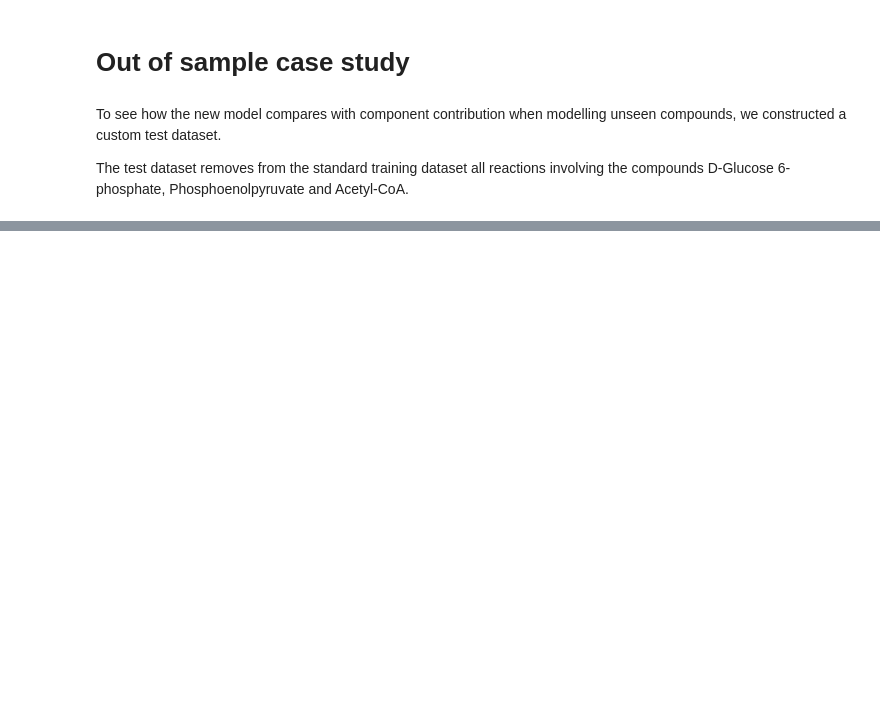
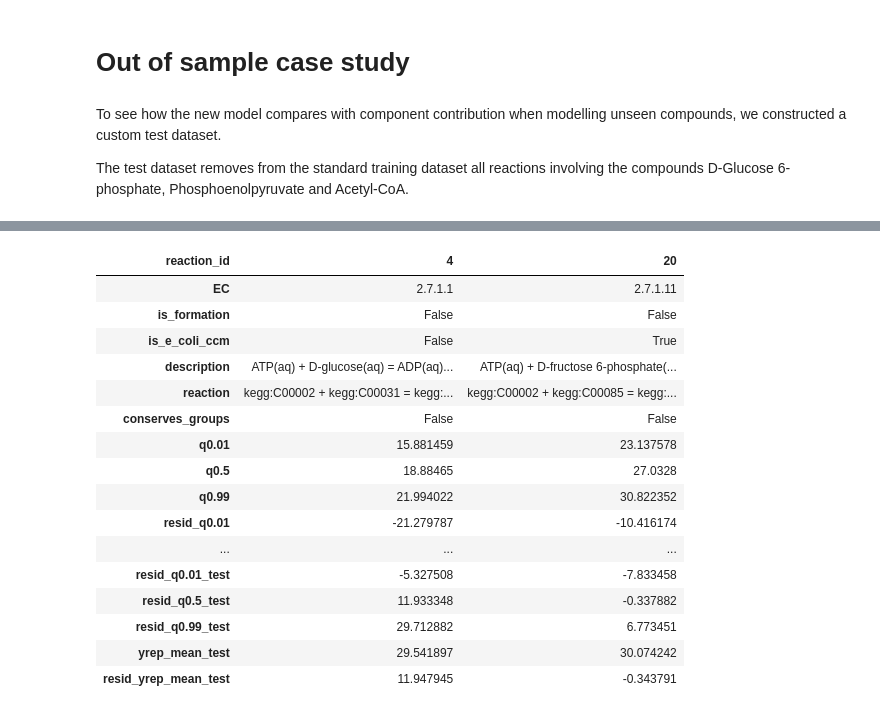
Before and after one commit to biosustain/dgfreg, a Jupyter notebook: dgfreg/investigate.ipynb, the cells around one changed output, grey strips where cells are left out. Cells and saved outputs as stored; diff of their text form; code cells hidden in the pictures; blank space fills up the shorter version.

```diff
--- a/dgfreg/investigate.ipynb
+++ b/dgfreg/investigate.ipynb
@@ -452,0 +596,22 @@ f.savefig(os.path.join(PLOTS_DIR, "out_of_sample_reaction_residuals.svg"), bbox_
+# %%
+rids = [4, 20]
+
+reactions.loc[rids].T
+# %% [output]
+| reaction_id | 4 | 20 |
+| EC | 2.7.1.1 | 2.7.1.11 |
+| is_formation | False | False |
+| is_e_coli_ccm | False | True |
+| description | ATP(aq) + D-glucose(aq) = ADP(aq)... | ATP(aq) + D-fructose 6-phosphate(... |
+| reaction | kegg:C00002 + kegg:C00031 = kegg:... | kegg:C00002 + kegg:C00085 = kegg:... |
+| conserves_groups | False | False |
+| q0.01 | 15.881459 | 23.137578 |
+| q0.5 | 18.88465 | 27.0328 |
+| q0.99 | 21.994022 | 30.822352 |
+| resid_q0.01 | -21.279787 | -10.416174 |
+| ... | ... | ... |
+| resid_q0.01_test | -5.327508 | -7.833458 |
+| resid_q0.5_test | 11.933348 | -0.337882 |
+| resid_q0.99_test | 29.712882 | 6.773451 |
+| yrep_mean_test | 29.541897 | 30.074242 |
+| resid_yrep_mean_test | 11.947945 | -0.343791 |
```
Also changed, not shown: parts of 25 cells of this notebook.
